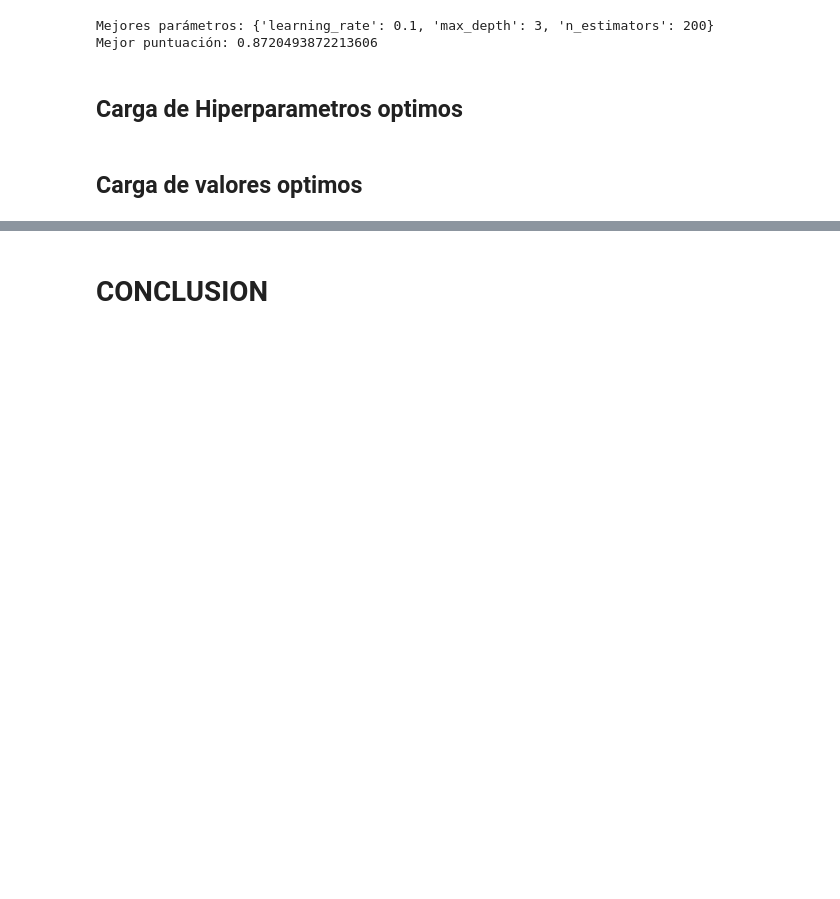
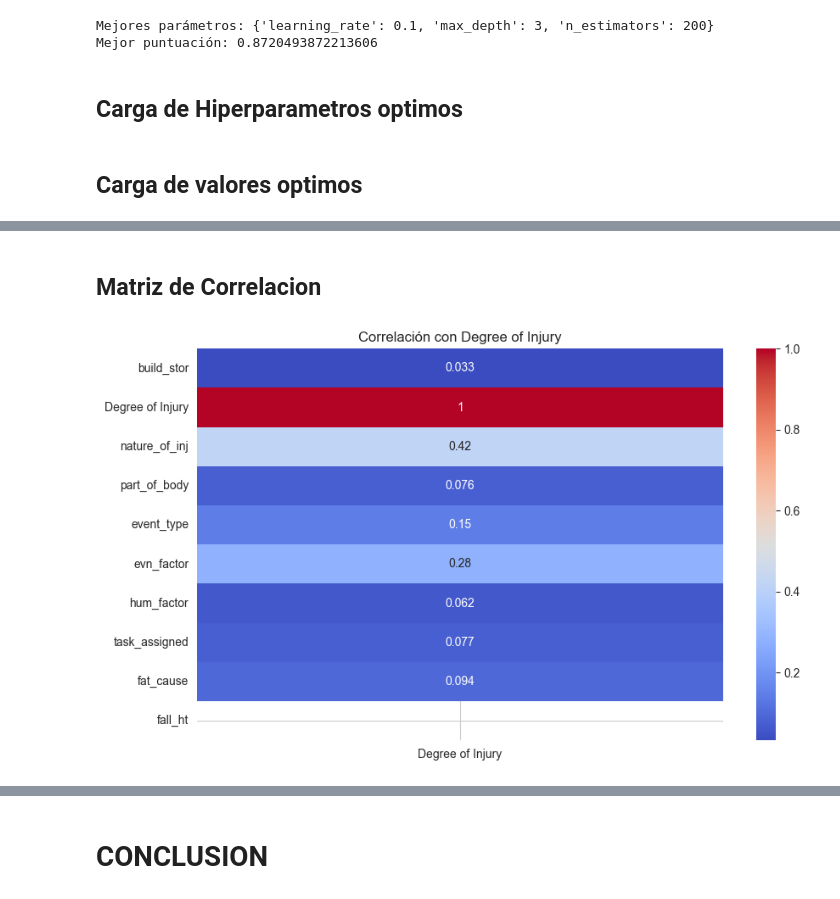
Before and after one commit to FernandoMurray1985/DataScience, a Jupyter notebook: Proyecto_ParteIII_FernandoMurray.ipynb, the cells around one changed output, grey strips where cells are left out. Saved outputs shown, nothing was run; the diff lists cells and outputs as text; code cells hidden in the pictures; blank space fills up the shorter version.

```diff
--- a/Proyecto_ParteIII_FernandoMurray.ipynb
+++ b/Proyecto_ParteIII_FernandoMurray.ipynb
@@ -648,0 +661,18 @@ weighted avg       0.88      0.88      0.87       485
+# %% [markdown]
+## Matriz de Correlacion
+# %%
+# Calcular la correlación de Degree of Injury con las demás columnas
+corr_matrix = df_numerico.corr()
+
+# Extraer solo la fila correspondiente a 'Degree of Injury'
+degree_of_injury_corr = corr_matrix[['Degree of Injury']]
+
+# Crear el mapa de calor
+plt.figure(figsize=(10, 6))
+sns.heatmap(degree_of_injury_corr, annot=True, cmap='coolwarm', cbar=True)
+
+# Configurar el título y etiquetas
+plt.title('Correlación con Degree of Injury')
+plt.show()
+# %% [output]
+[figure, added]
```
Also changed, not shown: parts of 10 cells of this notebook.
